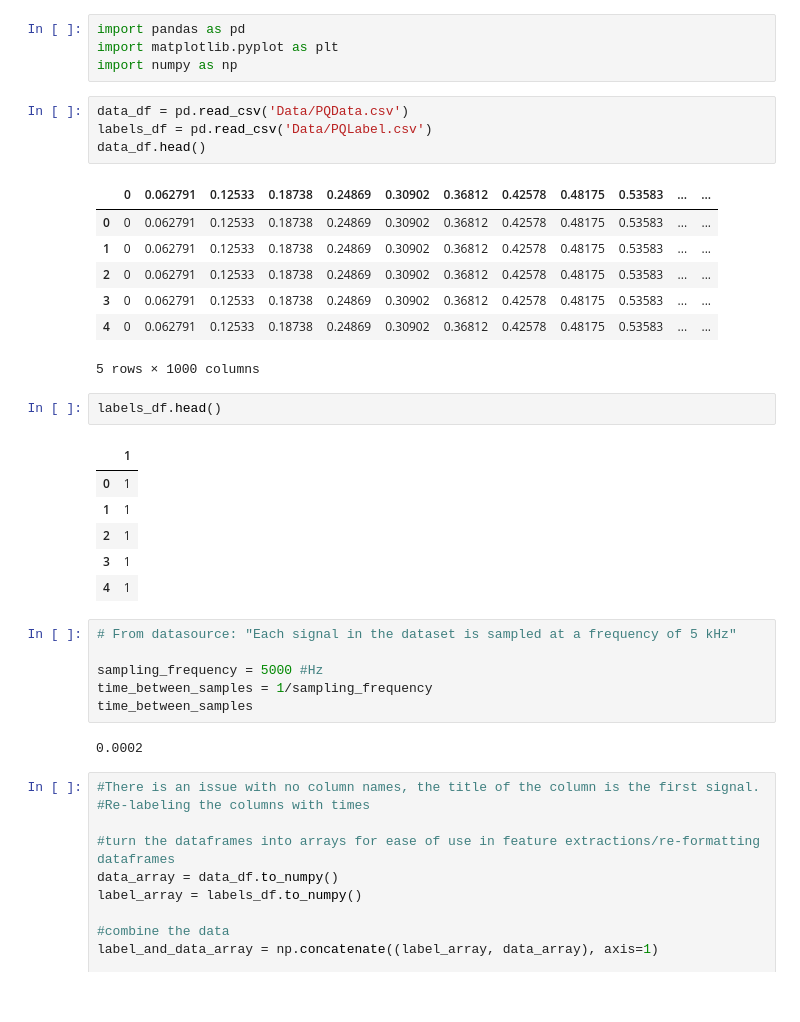
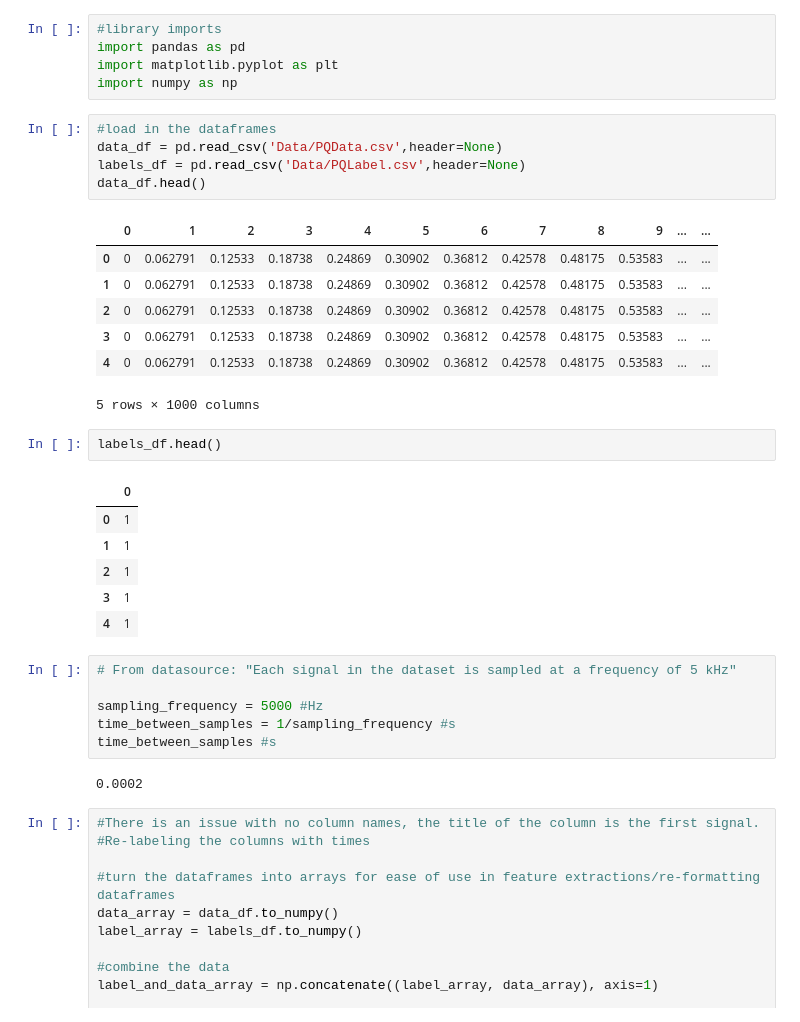
Before and after one commit to oconnord12/EE_234_Final_Project, a Jupyter notebook: PQD_EDA.ipynb, the cells around one changed output. Cells and saved outputs as stored; diff of their text form.

```diff
--- a/PQD_EDA.ipynb
+++ b/PQD_EDA.ipynb
@@ -12,13 +17,15 @@ https://ieee-dataport.org/documents/synthetic-power-quality-disturbances-dataset
 # %%
+#library imports
 import pandas as pd
 import matplotlib.pyplot as plt
 import numpy as np
 # %%
-data_df = pd.read_csv('Data/PQData.csv')
-labels_df = pd.read_csv('Data/PQLabel.csv')
+#load in the dataframes
+data_df = pd.read_csv('Data/PQData.csv',header=None)
+labels_df = pd.read_csv('Data/PQLabel.csv',header=None)
 data_df.head()
 # %% [output]
-|  | 0 | 0.062791 | 0.12533 | 0.18738 | 0.24869 | 0.30902 | 0.36812 | 0.42578 | 0.48175 | 0.53583 | ... | ... |
+|  | 0 | 1 | 2 | 3 | 4 | 5 | 6 | 7 | 8 | 9 | ... | ... |
 | 0 | 0 | 0.062791 | 0.12533 | 0.18738 | 0.24869 | 0.30902 | 0.36812 | 0.42578 | 0.48175 | 0.53583 | ... | ... |
 | 1 | 0 | 0.062791 | 0.12533 | 0.18738 | 0.24869 | 0.30902 | 0.36812 | 0.42578 | 0.48175 | 0.53583 | ... | ... |
 | 2 | 0 | 0.062791 | 0.12533 | 0.18738 | 0.24869 | 0.30902 | 0.36812 | 0.42578 | 0.48175 | 0.53583 | ... | ... |
@@ -28,7 +35,7 @@ data_df.head()
 # %%
 labels_df.head()
 # %% [output]
-|  | 1 |
+|  | 0 |
 | 0 | 1 |
 | 1 | 1 |
 | 2 | 1 |
@@ -38,8 +45,8 @@ labels_df.head()
 # From datasource: "Each signal in the dataset is sampled at a frequency of 5 kHz"
 
 sampling_frequency = 5000 #Hz
-time_between_samples = 1/sampling_frequency
-time_between_samples
+time_between_samples = 1/sampling_frequency #s
+time_between_samples #s
 # %% [output]
 0.0002
 # %%
```
Also changed, not shown: parts of 36 cells of this notebook.
